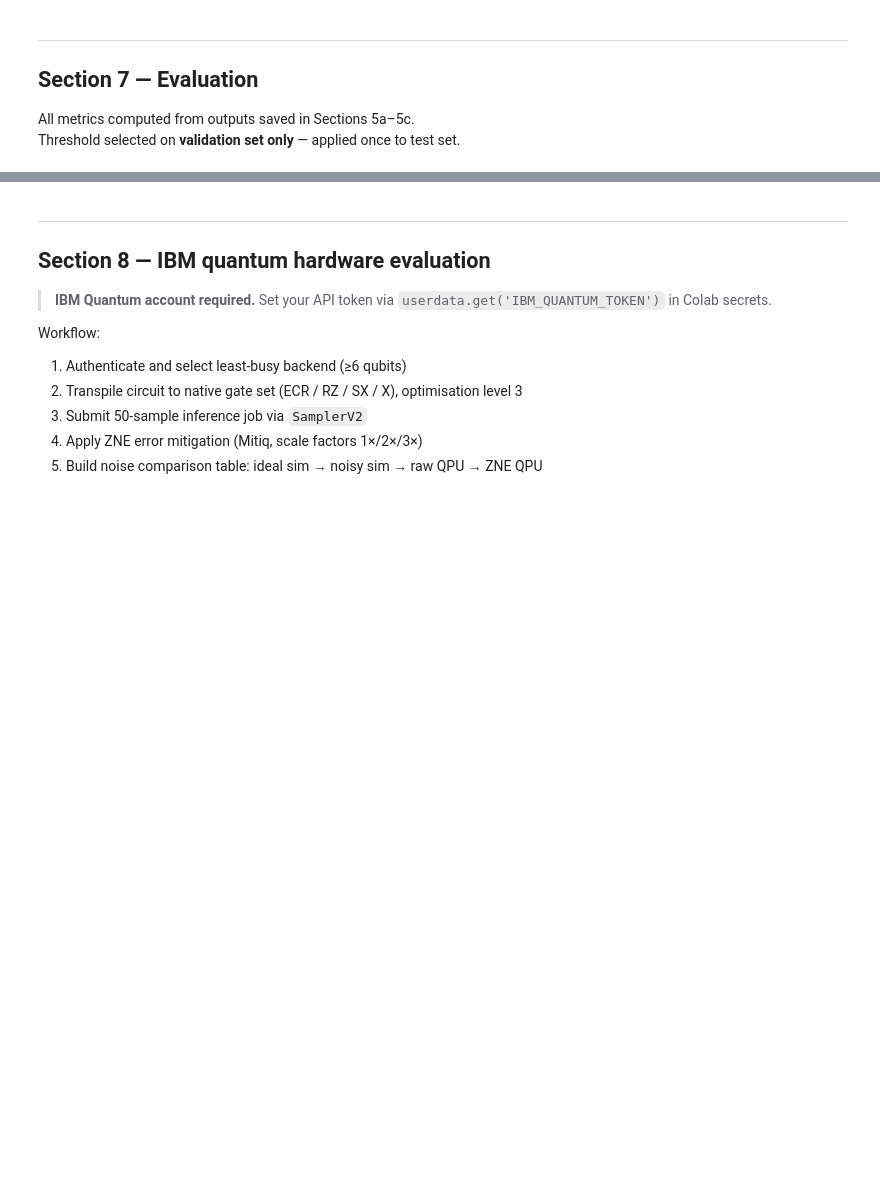
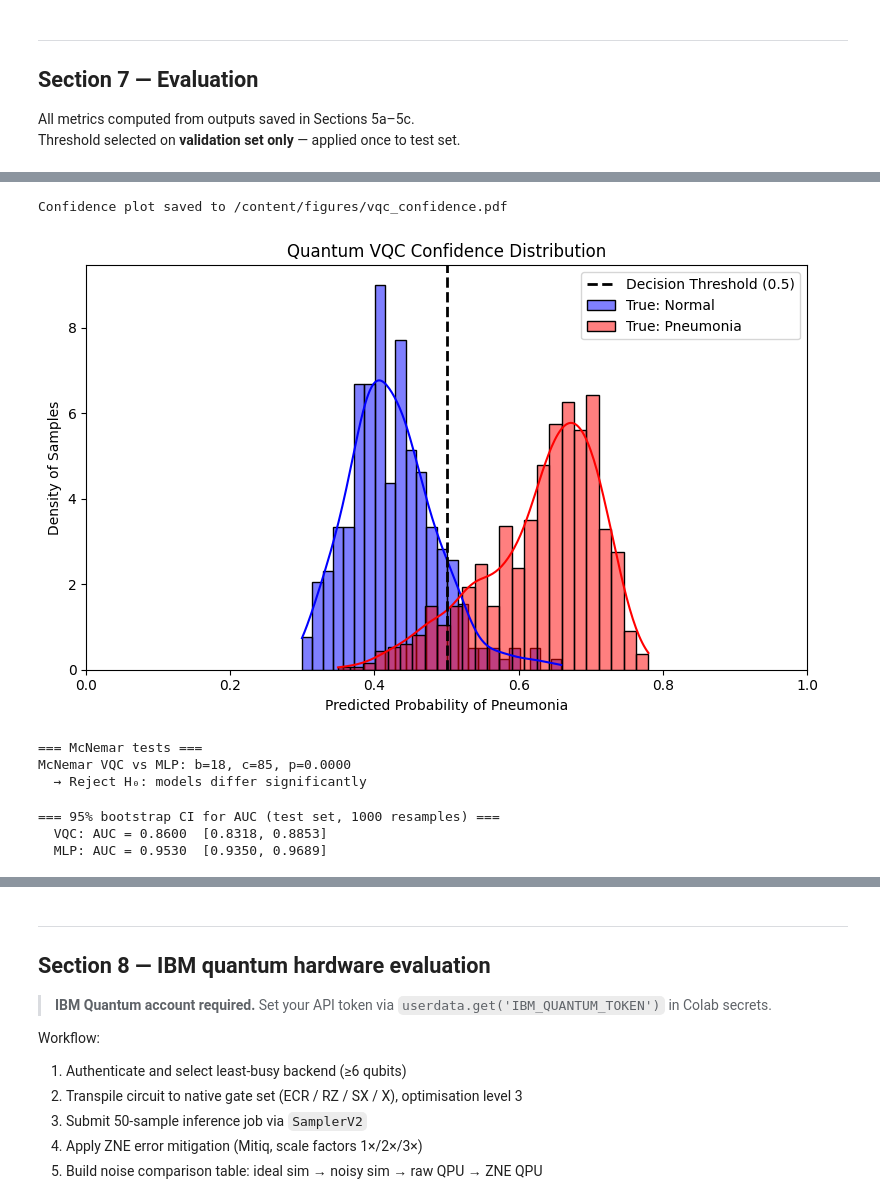
Before and after one commit to mforgo/Hybrid-model-for-pneumonia-detection, a Jupyter notebook: pneumonia_hybrid_qml.ipynb, the cells around one changed output, grey strips where cells are left out. Cells and saved outputs as stored; diff of their text form; code cells hidden in the pictures; blank space fills up the shorter version.

```diff
--- a/pneumonia_hybrid_qml.ipynb
+++ b/pneumonia_hybrid_qml.ipynb
@@ -112,7 +95,7 @@ class ExperimentConfig:
     # Quantum circuit
     n_qubits: int = 6
     n_layers: int = 3
-    encoding_method: str = 'amplitude'
+    encoding_method: str = 'angle' # 'angle' or 'amplitude'
     diff_method: str = 'adjoint'
 
     # Training
@@ -120,7 +103,7 @@ class ExperimentConfig:
     lr_min: float = 1e-5
     warmup_epochs: int = 3
     epochs: int = 50
-    early_stopping_patience: int = 10
+    early_stopping_patience: int = 3
 
     # Paths — local Colab storage
     artifacts_dir: str = '/content/artifacts'
@@ -921,8 +857,14 @@ else:
     b1, b2, eps_adam = 0.9, 0.999, 1e-8
     t  = 0
 
-    # Use full training set — adjoint diff makes this feasible
     BATCH_SIZE_VQC = cfg.batch_size   # 16
+
+    # ── NEW: Numpy equivalent of our Softened WeightedRandomSampler ──
+    counts = np.bincount(y_train.astype(int))
+    class_weights = 1.0 / np.sqrt(counts)
+    sample_weights = class_weights[y_train.astype(int)]
+    p_weights = sample_weights / np.sum(sample_weights) # Normalize to 1.0 for np.random.choice
+    # ─────────────────────────────────────────────────────────────────
 
     history_vqc = {'train_loss': [], 'val_auc': []}
     best_val_auc, best_params, wait = -1.0, params.copy(), 0
@@ -930,7 +872,10 @@ else:
 
     for epoch in range(cfg.epochs):
         lr         = lr_cosine_warmup(epoch)
-        idx        = np.random.permutation(len(X_train))
+
+        # ── NEW: Draw a balanced dataset for this epoch ──
+        idx = np.random.choice(len(X_train), size=len(X_train), replace=True, p=p_weights)
+
         epoch_loss = 0.0
         n_batches  = 0
 
@@ -1229,3 +1024,53 @@ print('\nSaved: results/main_results.csv')
+# %%
+import matplotlib.pyplot as plt
+import seaborn as sns
+import numpy as np
+
+def plot_confidence_distribution(y_true, y_probs, model_name="VQC", save_path=None):
+    """
+    Plots the distribution of predicted probabilities to visualize model confidence.
+
+    Args:
+        y_true (np.array): True binary labels (0 for Normal, 1 for Pneumonia)
+        y_probs (np.array): Predicted probabilities in range [0, 1]
+        model_name (str): Name of the model for the title
+        save_path (str): Optional path to save the generated figure
+    """
+    plt.figure(figsize=(8, 5))
+
+    # Separate the predicted probabilities based on the true underlying class
+    normal_probs = y_probs[y_true == 0]
+    pneumonia_probs = y_probs[y_true == 1]
+
+    # Plot histograms with KDE (Kernel Density Estimate) curves
+    sns.histplot(normal_probs, bins=25, color='blue', alpha=0.5,
+                 label='True: Normal', kde=True, stat='density')
+    sns.histplot(pneumonia_probs, bins=25, color='red', alpha=0.5,
+                 label='True: Pneumonia', kde=True, stat='density')
+
+    # Draw the decision boundary
+    plt.axvline(0.5, color='black', linestyle='--', linewidth=2, label='Decision Threshold (0.5)')
+
+    # Formatting
+    plt.title(f'{model_name} Confidence Distribution')
+    plt.xlabel('Predicted Probability of Pneumonia')
+    plt.ylabel('Density of Samples')
+    plt.xlim(0, 1)
+    plt.legend()
+    plt.tight_layout()
+
+    # Save if path is provided
+    if save_path:
+        plt.savefig(save_path, dpi=300, bbox_inches='tight')
+        print(f"Confidence plot saved to {save_path}")
+
+    plt.show()
+plot_confidence_distribution(y_val, val_probs,
+                            model_name="Quantum VQC",
+                            save_path=f'{cfg.figures_dir}/vqc_confidence.pdf')
+# %% [output]
+Confidence plot saved to /content/figures/vqc_confidence.pdf
+[figure, added]
 # %%
 # ── 7.3  McNemar's test ────────────────────────────────────────────────────
 from statsmodels.stats.contingency_tables import mcnemar
@@ -1245,12 +1090,13 @@ def mcnemar_test(y_true, preds_a, preds_b, name_a='A', name_b='B'):
 
 vqc_preds  = (vqc_test_probs  > tau_vqc).astype(int)
 mlp_preds  = (mlp_test_probs  > tau_mlp).astype(int)
-qsvm_preds = (qsvm_test_probs > tau_qsvm).astype(int)
 
 print('=== McNemar tests ===')
 res_vqc_mlp  = mcnemar_test(y_test, vqc_preds,  mlp_preds,  'VQC',  'MLP')
-res_vqc_qsvm = mcnemar_test(y_test, vqc_preds,  qsvm_preds, 'VQC',  'QSVM')
-res_mlp_qsvm = mcnemar_test(y_test, mlp_preds,  qsvm_preds, 'MLP',  'QSVM')
+# %% [output]
+=== McNemar tests ===
+McNemar VQC vs MLP: b=18, c=85, p=0.0000
+  → Reject H₀: models differ significantly
 # %%
 # ── 7.4  Bootstrap 95% confidence intervals for AUC ───────────────────────
 N_BOOTSTRAP = 1000
@@ -1266,10 +1112,14 @@ def bootstrap_auc_ci(probs, labels, n=N_BOOTSTRAP, alpha=0.05, seed=SEED):
     return float(lo), float(hi)
 
 print('=== 95% bootstrap CI for AUC (test set, 1000 resamples) ===')
-for name, probs in [('VQC', vqc_test_probs), ('MLP', mlp_test_probs), ('QSVM', qsvm_test_probs)]:
+for name, probs in [('VQC', vqc_test_probs), ('MLP', mlp_test_probs)]:
     lo, hi = bootstrap_auc_ci(probs, y_test)
     auc    = roc_auc_score(y_test, probs)
     print(f'  {name}: AUC = {auc:.4f}  [{lo:.4f}, {hi:.4f}]')
+# %% [output]
+=== 95% bootstrap CI for AUC (test set, 1000 resamples) ===
+  VQC: AUC = 0.8600  [0.8318, 0.8853]
+  MLP: AUC = 0.9530  [0.9350, 0.9689]
 # %%
 # ── 7.5  ROC curves (overlaid) ────────────────────────────────────────────
 from sklearn.metrics import roc_curve
```
Also changed, not shown: parts of 25 cells of this notebook, 7 other files.
